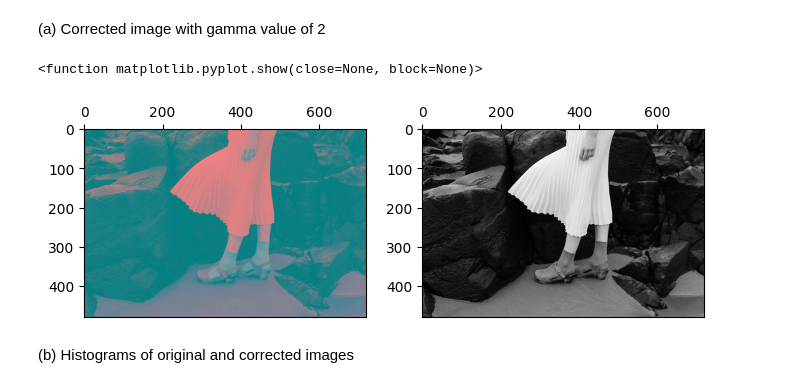
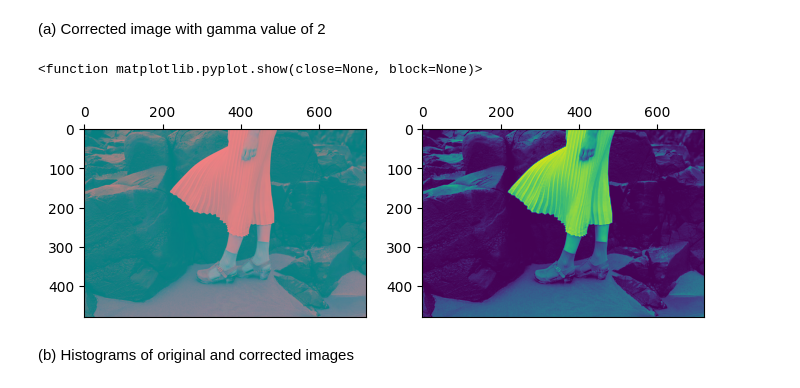
Before and after one commit to dila-janath/EN5204_Assignment_1, a Jupyter notebook: assignment1.ipynb, the cells around one changed output. Saved outputs shown, nothing was run; the diff lists cells and outputs as text; code cells hidden in the pictures.

```diff
--- a/assignment1.ipynb
+++ b/assignment1.ipynb
@@ -143,27 +143,27 @@ plt.show
 # %%
 import cv2 as cv
 import numpy as np
 import matplotlib.pyplot as plt
 
 im = cv.imread('gama.jpeg', cv.IMREAD_COLOR)
 im = cv.cvtColor(im, cv.COLOR_BGR2LAB)
 
-gamma =1
+gamma =1.5
 
 t1 = np.array([(i/255)**gamma*255 for i in range (0,256)]).astype(np.uint8)
 im2 = t1[im[:,:,0]]
 
 fig,ax = plt.subplots(1,2, figsize=(8,16))
-ax[0].imshow(im, cmap='gray', vmin=0, vmax=255)
+ax[0].imshow(im)
 ax[0].xaxis.tick_top()
-ax[1].imshow(im2, cmap='gray', vmin=0, vmax=255)
+ax[1].imshow(im2)
 ax[1].xaxis.tick_top()
 
 
 plt.show
 # %% [output]
 <function matplotlib.pyplot.show(close=None, block=None)>
-[figure, old version]
+[figure, new version]
 # %% [markdown]
 (b) Histograms of original and corrected images
 # %%
```
Also changed, not shown: parts of 17 cells of this notebook, 13 other files.
